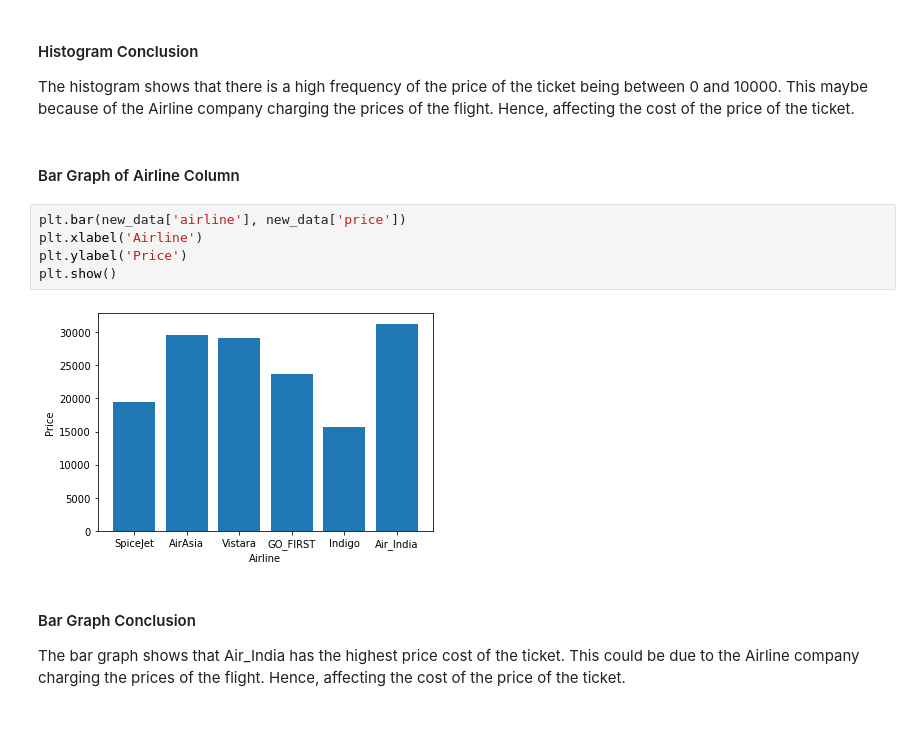
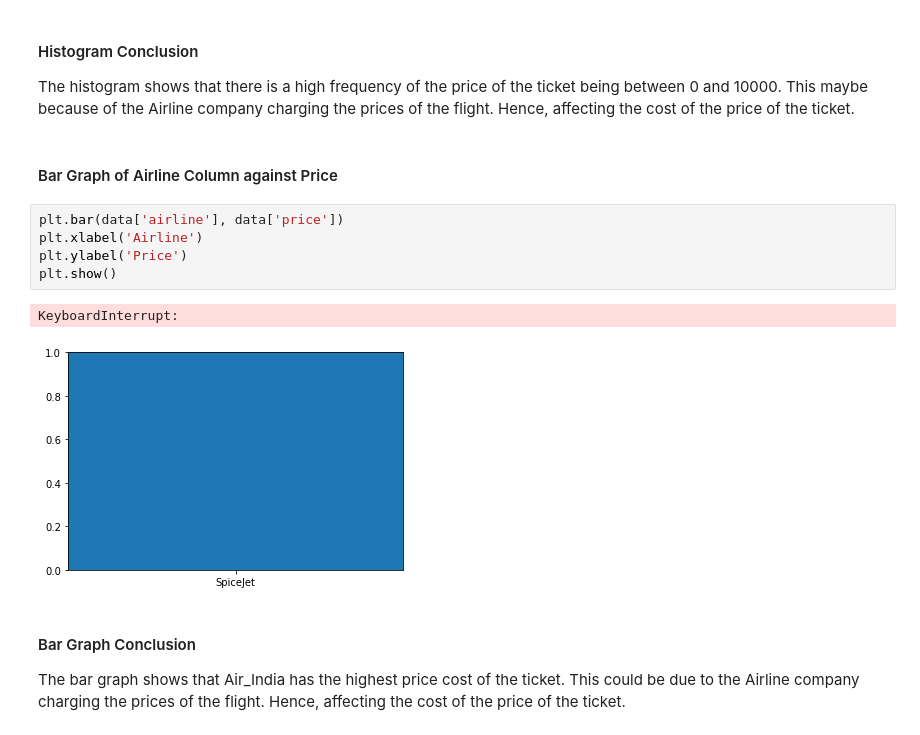
Before and after one commit to JIAWEI68/sch-work-jupiter, a Jupyter notebook: Project/Assignment.ipynb, the cells around one changed output. Saved outputs shown, nothing was run; the diff lists cells and outputs as text.

Commit message:
Made some changes to the data

```diff
--- a/Project/Assignment.ipynb
+++ b/Project/Assignment.ipynb
@@ -162,14 +172,15 @@ histogram = new_data.hist(column='price')
 #### Histogram Conclusion
 The histogram shows that there is a high frequency of the price of the ticket being between 0 and 10000. This maybe because of the Airline company charging the prices of the flight. Hence, affecting the cost of the price of the ticket.
 # %% [markdown]
-#### Bar Graph of Airline Column
+#### Bar Graph of Airline Column against Price
 # %%
-plt.bar(new_data['airline'], new_data['price'])
+plt.bar(data['airline'], data['price'])
 plt.xlabel('Airline')
 plt.ylabel('Price')
 plt.show()
 # %% [output]
+KeyboardInterrupt:
-[figure, old version]
+[figure, new version]
 # %% [markdown]
 #### Bar Graph Conclusion
 The bar graph shows that Air_India has the highest price cost of the ticket. This could be due to the Airline company charging the prices of the flight. Hence, affecting the cost of the price of the ticket.
```
Also changed, not shown: parts of 28 cells of this notebook, 1 other file.
